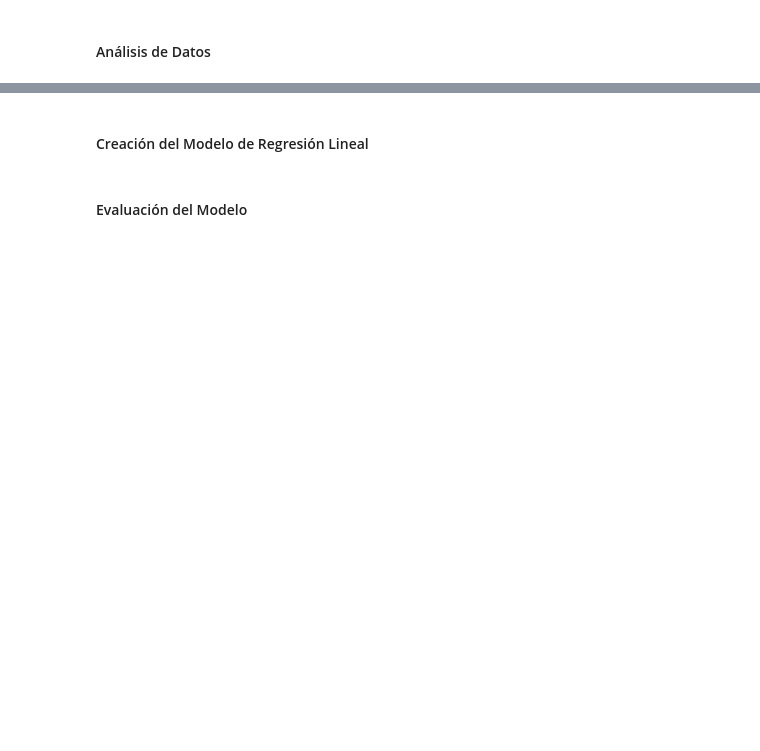
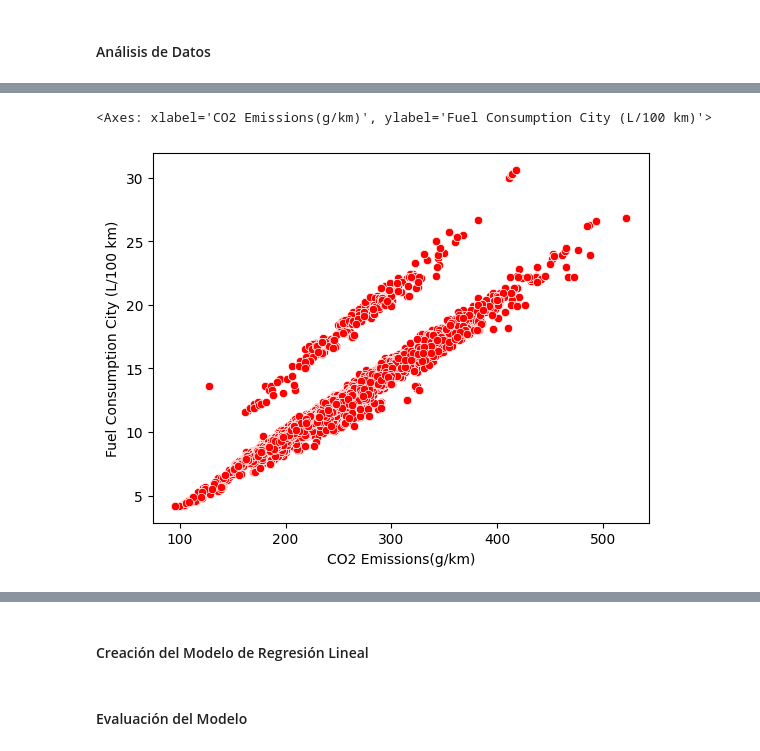
Before and after one commit to fedemedina72/PortafolioTC3006C, a Jupyter notebook: Portafolio1/RegresionLineal.ipynb, the cells around one changed output, grey strips where cells are left out. Drawn from its saved outputs; the diff is of its cells as text; code cells hidden in the pictures; blank space fills up the shorter version.

```diff
--- a/Portafolio1/RegresionLineal.ipynb
+++ b/Portafolio1/RegresionLineal.ipynb
@@ -21,0 +82,5 @@ ModuleNotFoundError: No module named 'pandas'
+# %%
+sns.scatterplot(x=df['CO2 Emissions(g/km)'], y=df['Fuel Consumption City (L/100 km)'], color='red', marker='o')
+# %% [output]
+<Axes: xlabel='CO2 Emissions(g/km)', ylabel='Fuel Consumption City (L/100 km)'>
+[figure, added]
```
Also changed, not shown: parts of 14 cells of this notebook.
